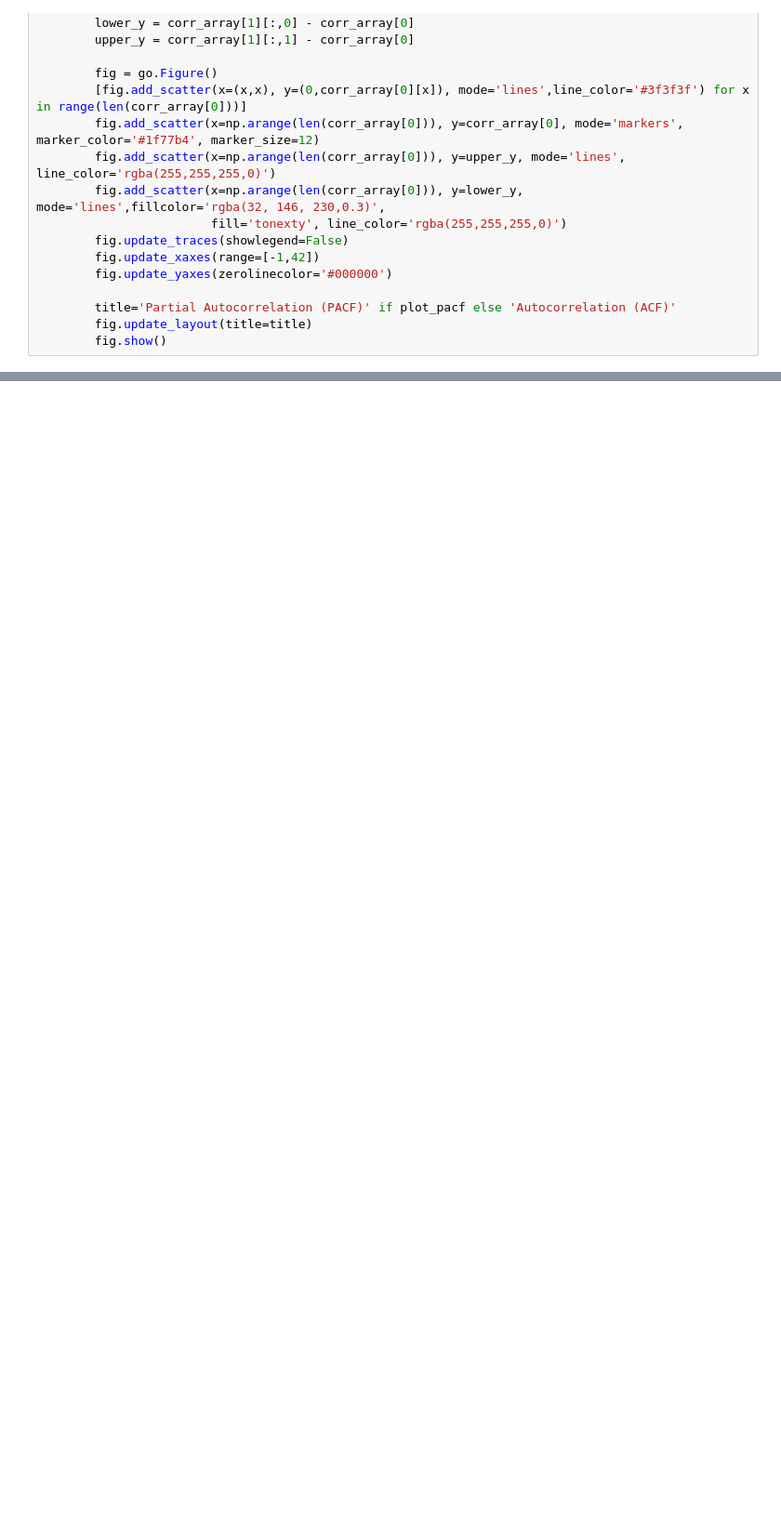
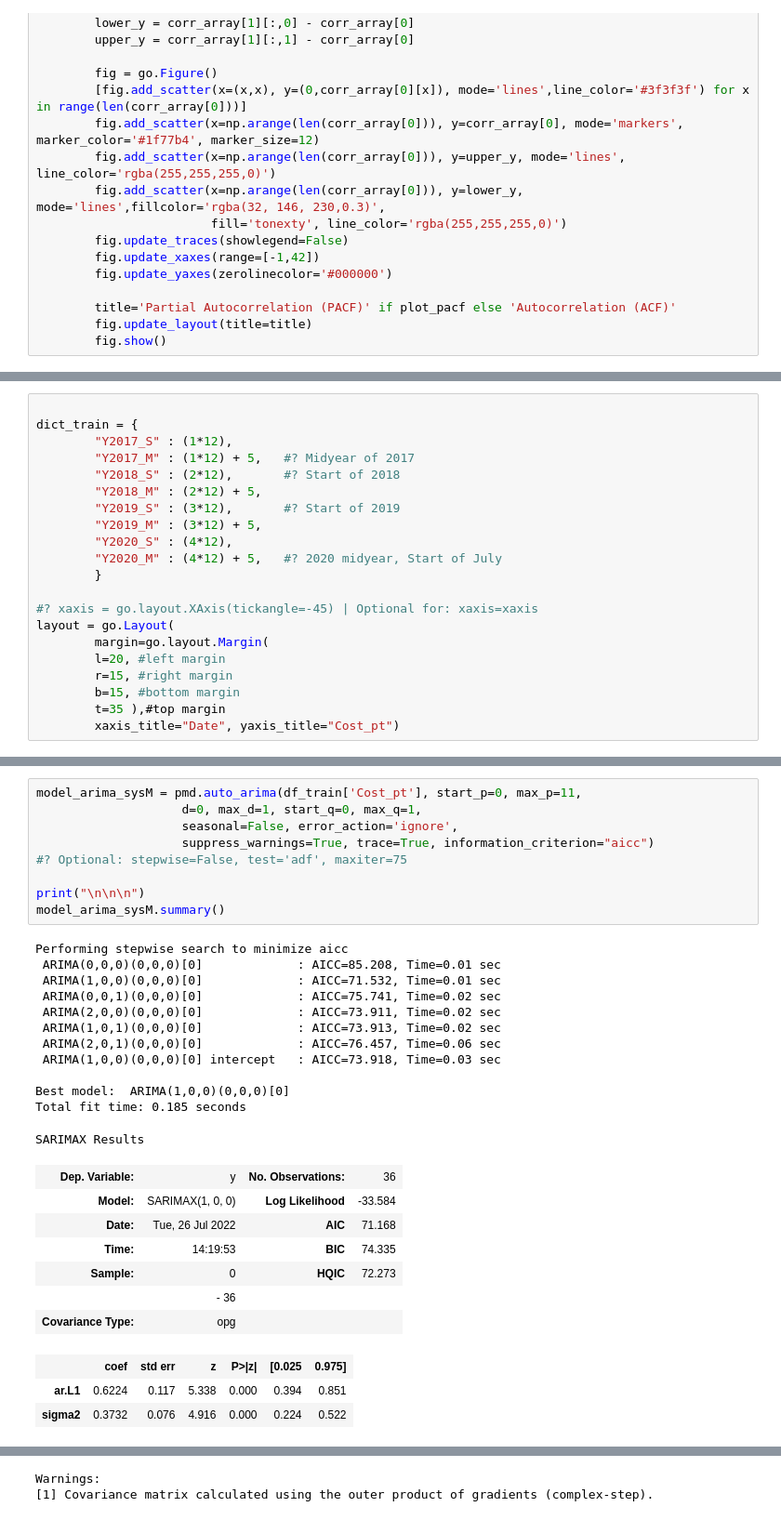
Before and after one commit to strong4s/s5_Time-Series-Analysis-Forecasting-of-Grid-Trades, a Jupyter notebook: s5n4_Forecasting with pmdARIMA.ipynb, the cells around one changed output, grey strips where cells are left out. Shown: that part at 93% size. Drawn from its saved outputs; the diff is of its cells as text; blank space fills up the shorter version.

```diff
--- a/s5n4_Forecasting with pmdARIMA.ipynb
+++ b/s5n4_Forecasting with pmdARIMA.ipynb
@@ -430,0 +120,21 @@ arima_m.fit_predict(y=,n_periods=3)
+# %%
+
+dict_train = {
+        "Y2017_S" : (1*12),
+        "Y2017_M" : (1*12) + 5,   #? Midyear of 2017
+        "Y2018_S" : (2*12),       #? Start of 2018
+        "Y2018_M" : (2*12) + 5,
+        "Y2019_S" : (3*12),       #? Start of 2019
+        "Y2019_M" : (3*12) + 5,
+        "Y2020_S" : (4*12),
+        "Y2020_M" : (4*12) + 5,   #? 2020 midyear, Start of July
+        }
+
+#? xaxis = go.layout.XAxis(tickangle=-45) | Optional for: xaxis=xaxis
+layout = go.Layout(
+        margin=go.layout.Margin(
+        l=20, #left margin
+        r=15, #right margin
+        b=15, #bottom margin
+        t=35 ),#top margin
+        xaxis_title="Date", yaxis_title="Cost_pt")
@@ -430,0 +211,32 @@ arima_m.fit_predict(y=,n_periods=3)
+# %%
+model_arima_sysM = pmd.auto_arima(df_train['Cost_pt'], start_p=0, max_p=11,
+                    d=0, max_d=1, start_q=0, max_q=1,
+                    seasonal=False, error_action='ignore',
+                    suppress_warnings=True, trace=True, information_criterion="aicc")
+#? Optional: stepwise=False, test='adf', maxiter=75
+
+print("\n\n\n")
+model_arima_sysM.summary()
+# %% [output]
+Performing stepwise search to minimize aicc
+ ARIMA(0,0,0)(0,0,0)[0]             : AICC=85.208, Time=0.01 sec
+ ARIMA(1,0,0)(0,0,0)[0]             : AICC=71.532, Time=0.01 sec
+ ARIMA(0,0,1)(0,0,0)[0]             : AICC=75.741, Time=0.02 sec
+ ARIMA(2,0,0)(0,0,0)[0]             : AICC=73.911, Time=0.02 sec
+ ARIMA(1,0,1)(0,0,0)[0]             : AICC=73.913, Time=0.02 sec
+ ARIMA(2,0,1)(0,0,0)[0]             : AICC=76.457, Time=0.06 sec
+ ARIMA(1,0,0)(0,0,0)[0] intercept   : AICC=73.918, Time=0.03 sec
+
+Best model:  ARIMA(1,0,0)(0,0,0)[0]
+Total fit time: 0.185 seconds
+SARIMAX Results
+| Dep. Variable: | y | No. Observations: | 36 |
+| Model: | SARIMAX(1, 0, 0) | Log Likelihood | -33.584 |
+| Date: | Tue, 26 Jul 2022 | AIC | 71.168 |
+| Time: | 14:19:53 | BIC | 74.335 |
+| Sample: | 0 | HQIC | 72.273 |
+|  | - 36 |  |  |
+| Covariance Type: | opg |  |  |
+|  | coef | std err | z | P>|z| | [0.025 | 0.975] |
+| ar.L1 | 0.6224 | 0.117 | 5.338 | 0.000 | 0.394 | 0.851 |
+| sigma2 | 0.3732 | 0.076 | 4.916 | 0.000 | 0.224 | 0.522 |
@@ -430,0 +247,2 @@ arima_m.fit_predict(y=,n_periods=3)
+Warnings:
+[1] Covariance matrix calculated using the outer product of gradients (complex-step).
```
Also changed, not shown: parts of 83 cells of this notebook, 4 other files.
